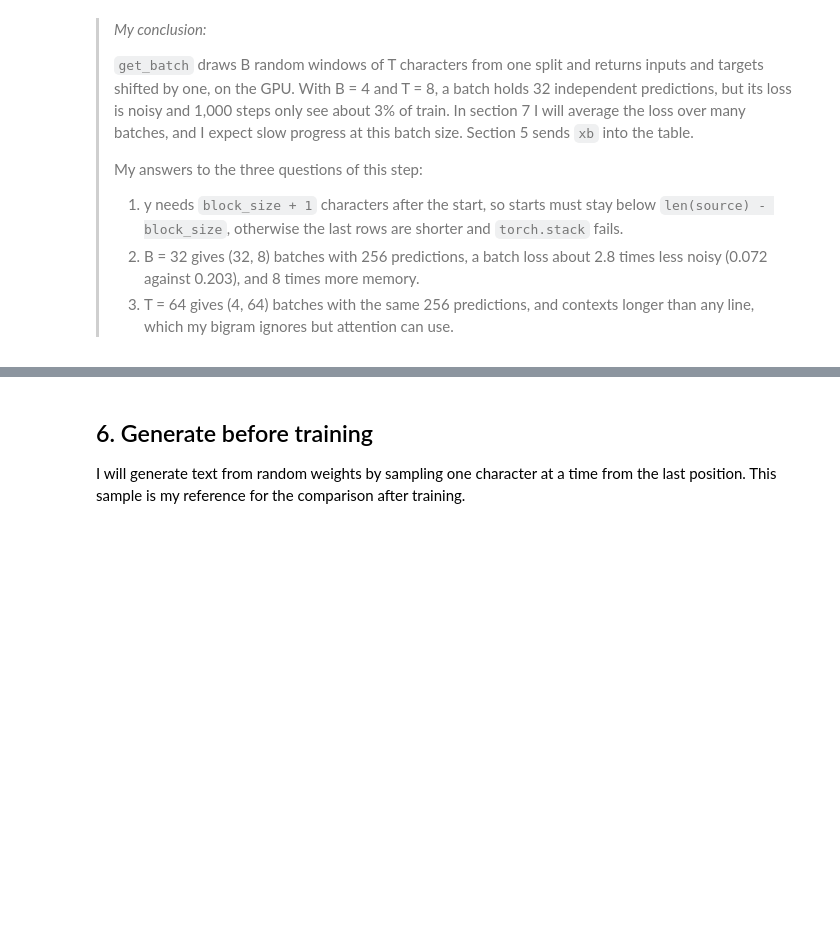
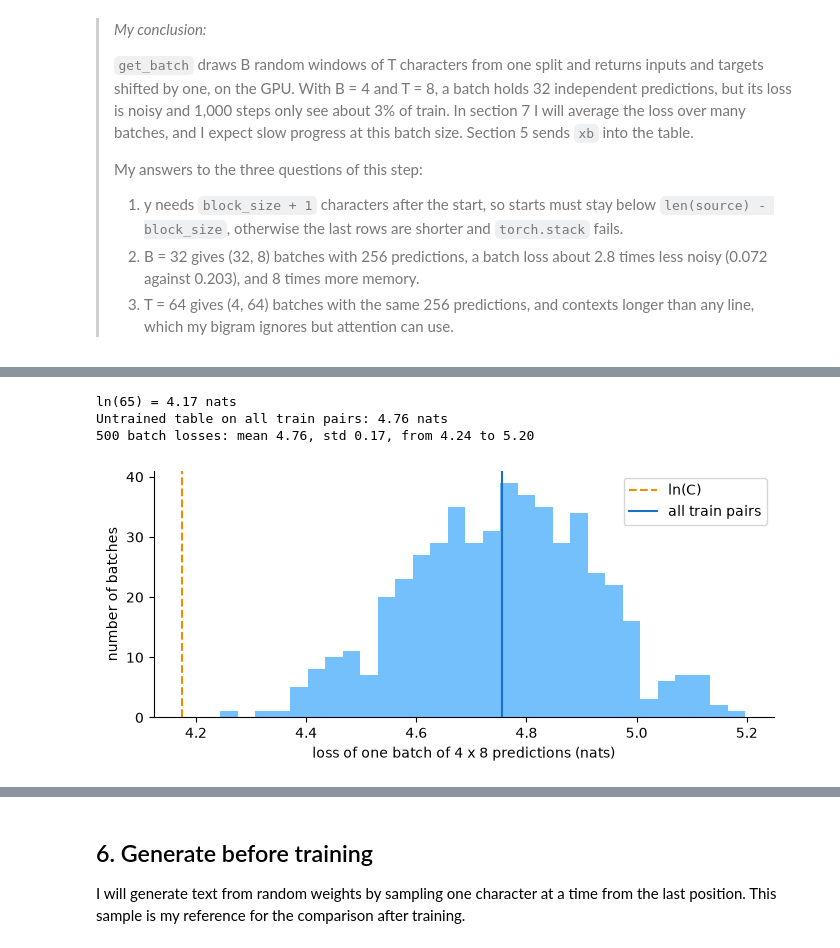
Before and after one commit to mcrayssac/ING3_IAA_GB_NLP, a Jupyter notebook: TP1_transformers.ipynb, the cells around one changed output, grey strips where cells are left out. Drawn from its saved outputs; the diff is of its cells as text; code cells hidden in the pictures; blank space fills up the shorter version.

```diff
--- a/TP1_transformers.ipynb
+++ b/TP1_transformers.ipynb
@@ -891,0 +924,14 @@ My first model is a table where each character picks one row of scores for the n
+# %%
+# Build the table from a fresh seed, then run one batch without and with targets.
+torch.manual_seed(RANDOM_STATE)  # the starting table only depends on the seed
+model = BigramLanguageModel(vocab_size).to(device)
+
+logits, _ = model(xb)
+flat_logits, loss = model(xb, yb)
+table = model.token_embedding_table.weight
+
+print(f'Parameters: {sum(p.numel() for p in model.parameters()):,}')
+print(f'xb {tuple(xb.shape)} -> logits {tuple(logits.shape)}')
+print(f'With targets: logits {tuple(flat_logits.shape)}, targets {tuple(yb.view(-1).shape)}')
+print(f'Loss on this batch: {loss.item():.2f}')
+print(f'Each position reads the row of its character: {torch.equal(logits, table[xb])}')
@@ -891,0 +950,28 @@ My first model is a table where each character picks one row of scores for the n
+# %%
+# Is the loss before training close to ln(C)? All train pairs at once, then 500 batch losses.
+with torch.no_grad():
+    weights = model.token_embedding_table.weight.cpu()
+    # The loss of a bigram table only depends on how often each pair occurs (section 3).
+    full_loss = (-(train_pairs * F.log_softmax(weights, dim=1)).sum()
+                 / train_pairs.sum()).item()
+    batch_losses = torch.tensor([model(*get_batch("train"))[1].item() for _ in range(500)])
+
+print(f'ln({vocab_size}) = {math.log(vocab_size):.2f} nats')
+print(f'Untrained table on all train pairs: {full_loss:.2f} nats')
+print(f'500 batch losses: mean {batch_losses.mean():.2f}, std {batch_losses.std():.2f}, '
+      f'from {batch_losses.min():.2f} to {batch_losses.max():.2f}')
+
+fig, ax = plt.subplots(figsize=(8, 3.2))
+ax.hist(batch_losses, bins=30, color='#74c0fc')
+ax.axvline(math.log(vocab_size), color='#f08c00', linestyle='--', label='ln(C)')
+ax.axvline(full_loss, color='#1971c2', label='all train pairs')
+ax.set_xlabel('loss of one batch of 4 x 8 predictions (nats)')
+ax.set_ylabel('number of batches')
+ax.legend()
+ax.spines[['top', 'right']].set_visible(False)
+plt.show()
+# %% [output]
+ln(65) = 4.17 nats
+Untrained table on all train pairs: 4.76 nats
+500 batch losses: mean 4.76, std 0.17, from 4.24 to 5.20
+[figure, added]
```
Also changed, not shown: parts of 12 cells of this notebook, 4 other files.
